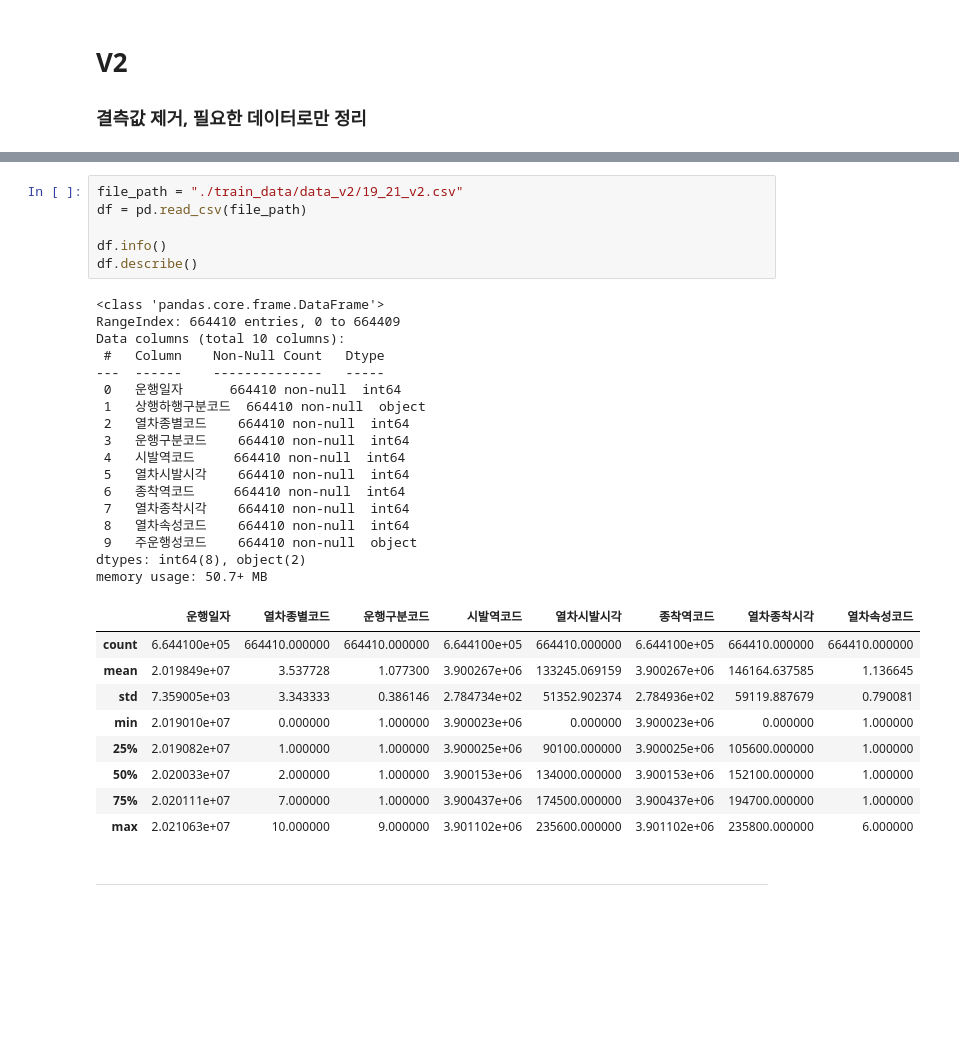
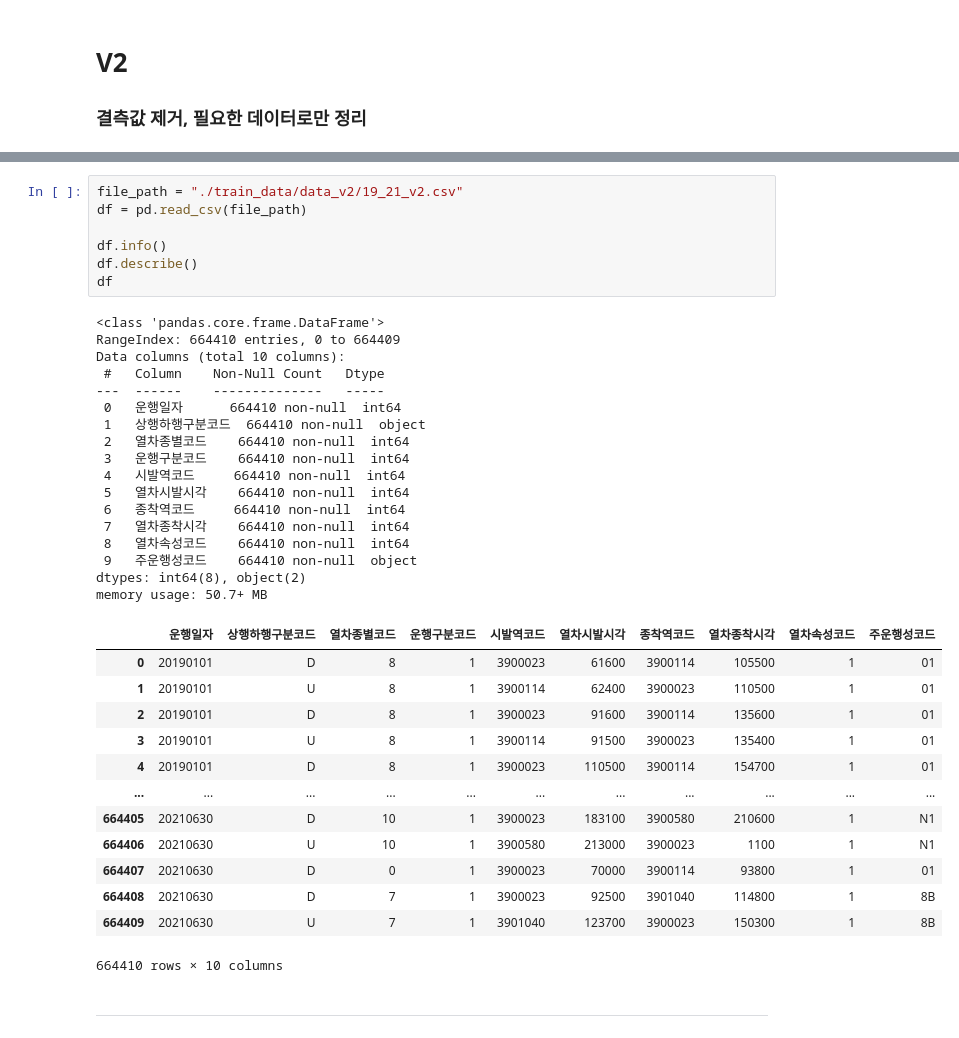
Before and after one commit to encore-SKN11/EDA-6Team, a Jupyter notebook: eda_code/train_v2.ipynb, the cells around one changed output, grey strips where cells are left out. Cells and saved outputs as stored; diff of their text form; blank space fills up the shorter version.

```diff
--- a/eda_code/train_v2.ipynb
+++ b/eda_code/train_v2.ipynb
@@ -151,36 +172,41 @@ df.to_csv(output_path, index=False)
 # %%
 file_path = "./train_data/data_v2/19_21_v2.csv"
 df = pd.read_csv(file_path)
 
 df.info()
 df.describe()
+df
 # %% [output]
 <class 'pandas.core.frame.DataFrame'>
 RangeIndex: 664410 entries, 0 to 664409
 Data columns (total 10 columns):
  #   Column    Non-Null Count   Dtype
 ---  ------    --------------   -----
  0   운행일자      664410 non-null  int64
  1   상행하행구분코드  664410 non-null  object
  2   열차종별코드    664410 non-null  int64
  3   운행구분코드    664410 non-null  int64
  4   시발역코드     664410 non-null  int64
  5   열차시발시각    664410 non-null  int64
  6   종착역코드     664410 non-null  int64
  7   열차종착시각    664410 non-null  int64
  8   열차속성코드    664410 non-null  int64
  9   주운행성코드    664410 non-null  object
 dtypes: int64(8), object(2)
 memory usage: 50.7+ MB
-|  | 운행일자 | 열차종별코드 | 운행구분코드 | 시발역코드 | 열차시발시각 | 종착역코드 | 열차종착시각 | 열차속성코드 |
-| count | 6.644100e+05 | 664410.000000 | 664410.000000 | 6.644100e+05 | 664410.000000 | 6.644100e+05 | 664410.000000 | 664410.000000 |
-| mean | 2.019849e+07 | 3.537728 | 1.077300 | 3.900267e+06 | 133245.069159 | 3.900267e+06 | 146164.637585 | 1.136645 |
-| std | 7.359005e+03 | 3.343333 | 0.386146 | 2.784734e+02 | 51352.902374 | 2.784936e+02 | 59119.887679 | 0.790081 |
-| min | 2.019010e+07 | 0.000000 | 1.000000 | 3.900023e+06 | 0.000000 | 3.900023e+06 | 0.000000 | 1.000000 |
-| 25% | 2.019082e+07 | 1.000000 | 1.000000 | 3.900025e+06 | 90100.000000 | 3.900025e+06 | 105600.000000 | 1.000000 |
-| 50% | 2.020033e+07 | 2.000000 | 1.000000 | 3.900153e+06 | 134000.000000 | 3.900153e+06 | 152100.000000 | 1.000000 |
-| 75% | 2.020111e+07 | 7.000000 | 1.000000 | 3.900437e+06 | 174500.000000 | 3.900437e+06 | 194700.000000 | 1.000000 |
-| max | 2.021063e+07 | 10.000000 | 9.000000 | 3.901102e+06 | 235600.000000 | 3.901102e+06 | 235800.000000 | 6.000000 |
+|  | 운행일자 | 상행하행구분코드 | 열차종별코드 | 운행구분코드 | 시발역코드 | 열차시발시각 | 종착역코드 | 열차종착시각 | 열차속성코드 | 주운행성코드 |
+| 0 | 20190101 | D | 8 | 1 | 3900023 | 61600 | 3900114 | 105500 | 1 | 01 |
+| 1 | 20190101 | U | 8 | 1 | 3900114 | 62400 | 3900023 | 110500 | 1 | 01 |
+| 2 | 20190101 | D | 8 | 1 | 3900023 | 91600 | 3900114 | 135600 | 1 | 01 |
+| 3 | 20190101 | U | 8 | 1 | 3900114 | 91500 | 3900023 | 135400 | 1 | 01 |
+| 4 | 20190101 | D | 8 | 1 | 3900023 | 110500 | 3900114 | 154700 | 1 | 01 |
+| ... | ... | ... | ... | ... | ... | ... | ... | ... | ... | ... |
+| 664405 | 20210630 | D | 10 | 1 | 3900023 | 183100 | 3900580 | 210600 | 1 | N1 |
+| 664406 | 20210630 | U | 10 | 1 | 3900580 | 213000 | 3900023 | 1100 | 1 | N1 |
+| 664407 | 20210630 | D | 0 | 1 | 3900023 | 70000 | 3900114 | 93800 | 1 | 01 |
+| 664408 | 20210630 | D | 7 | 1 | 3900023 | 92500 | 3901040 | 114800 | 1 | 8B |
+| 664409 | 20210630 | U | 7 | 1 | 3901040 | 123700 | 3900023 | 150300 | 1 | 8B |
+664410 rows × 10 columns
 # %% [markdown]
 ---
 # %% [markdown]
```
Also changed, not shown: parts of 3 cells of this notebook.
